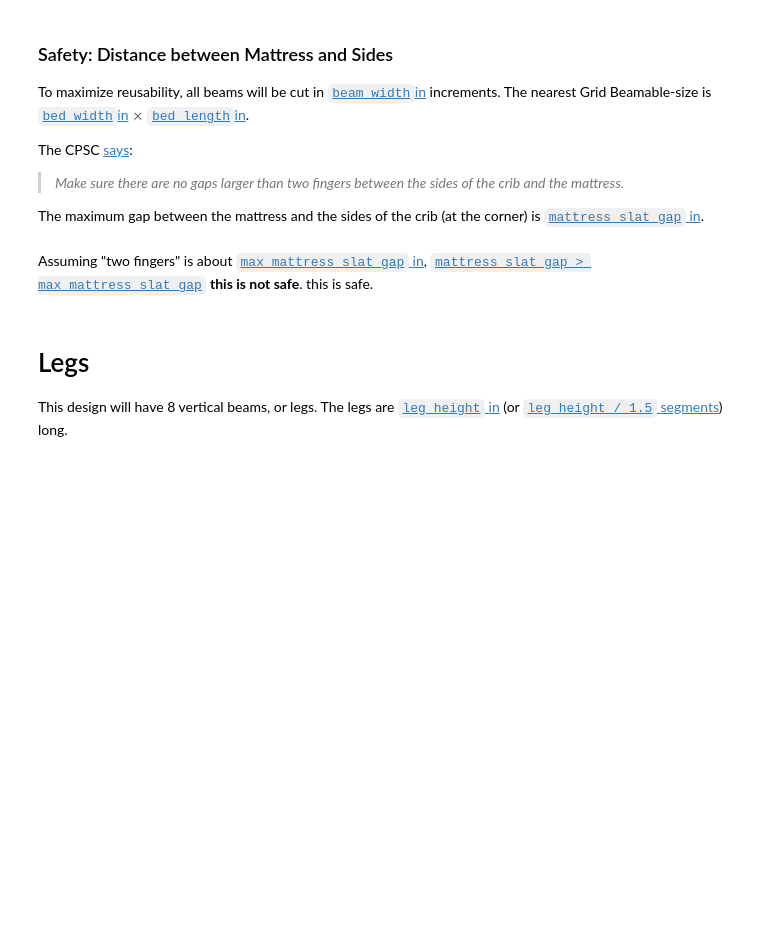
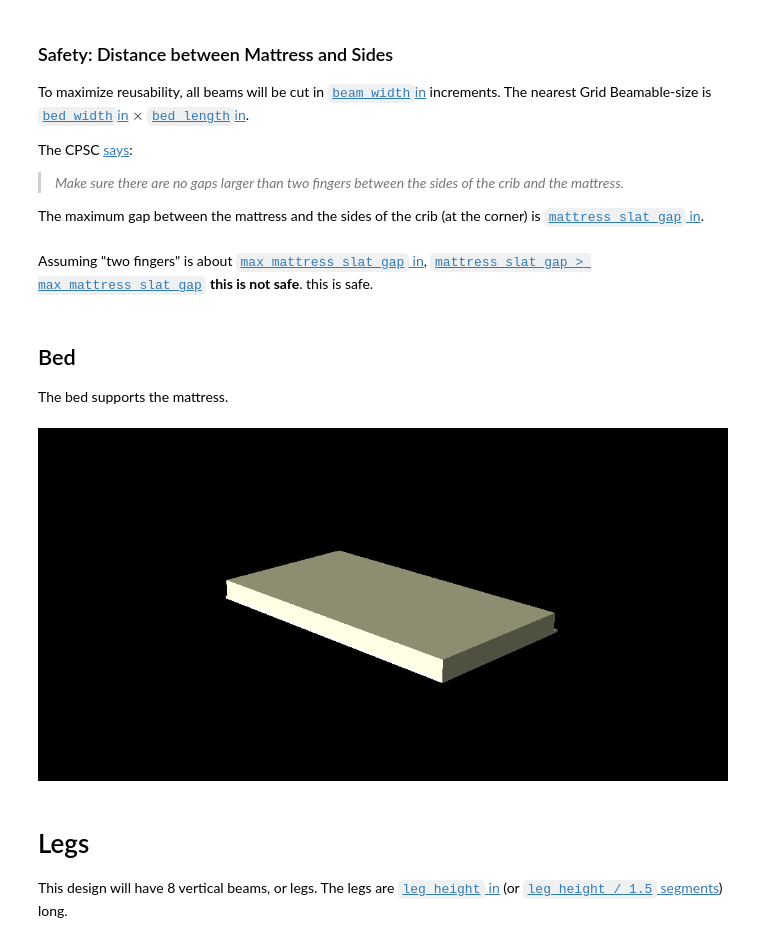
Before and after one commit to bollwyvl/crib, a Jupyter notebook: Crib.ipynb, the cells around one changed output. Drawn from its saved outputs; the diff is of its cells as text; code cells hidden in the pictures; blank space fills up the shorter version.

```diff
--- a/Crib.ipynb
+++ b/Crib.ipynb
@@ -71,6 +71,7 @@ crib = tangle(
     bed_length=(52.0,
         lambda mattress_length, beam_width: math.ceil(mattress_length / beam_width) * beam_width
     ),
+    bed_thickness=0.5,
 
     max_mattress_slat_gap=1.5,
     mattress_slat_gap=(1.0, _mattress_slat_gap),
@@ -198,7 +199,7 @@ For example, [`mattress_vendor`](#:mattress_vendor)'s [`mattress_model`](#:mattr
 (and costs [`$(mattress_cost)`](#:mattress_cost)).
 # %%
 def mattress():
-    return translate([0, 0, crib.mattress_to_floor * inch])(
+    return translate([0, 0, (crib.mattress_to_floor + crib.bed_thickness) * inch])(
         color([1,1,0.8])(cube([dim * inch for dim in [
             crib.mattress_width,
             crib.mattress_length,
@@ -240,6 +241,23 @@ Assuming "two fingers" is about [`max_mattress_slat_gap` in](#:), [`mattress_sla
 [](#:else)
 this is safe.
 [](#:endif)
+# %% [markdown]
+## Bed
+The bed supports the mattress.
+# %%
+def bed():
+    return translate([0,0, crib.mattress_to_floor * inch])(cube([i * inch for i in [
+        crib.bed_width,
+        crib.bed_length,
+        crib.bed_thickness
+    ]]))
+
+#scad_render_to_file(union()(mattress(), *legs()), filepath="foo.scad")
+
+with Scad() as see:
+    see(mattress(), bed())
+# %% [output]
+[figure, added]
 # %% [markdown]
 # Legs
 This design will have 8 vertical beams, or legs. The legs are [`leg_height` in](#:leg_height) (or [`leg_height / 1.5` segments](#:)) long.
```
Also changed, not shown: parts of 3 cells of this notebook.
